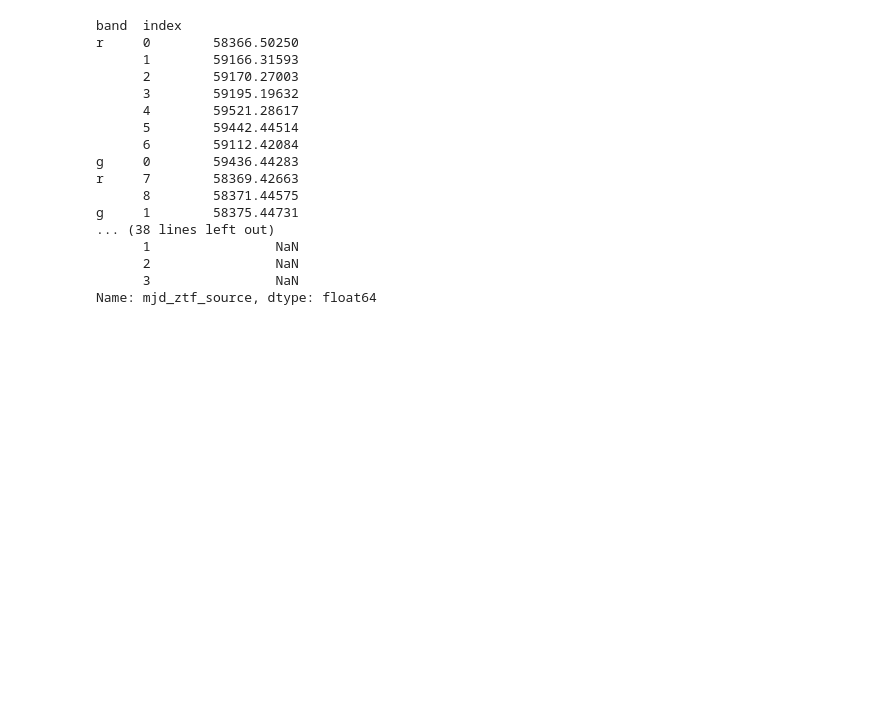
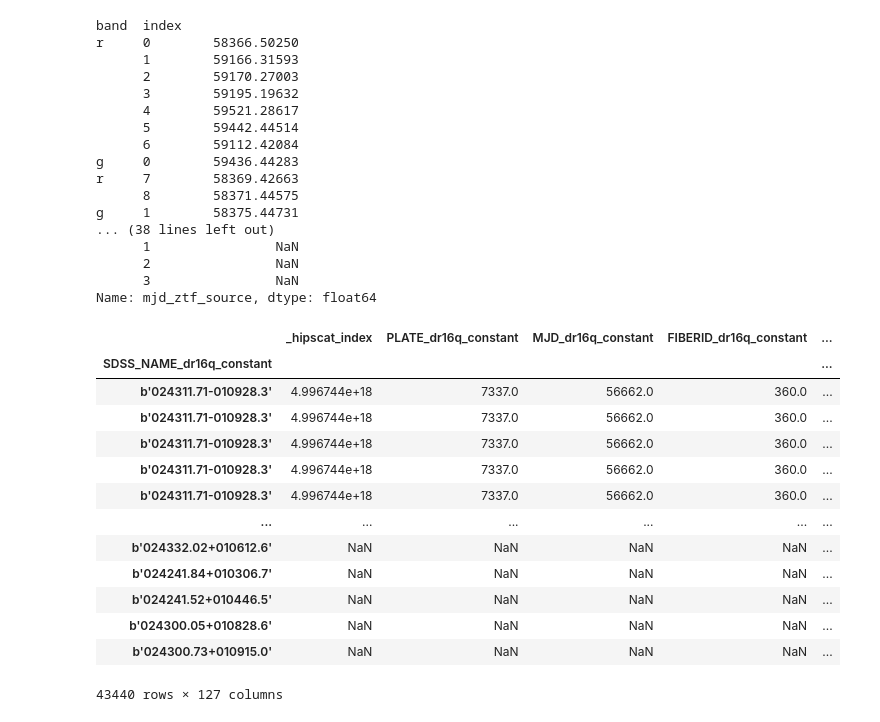
Before and after one commit to nevencaplar/JaxPeriodDrwFit, a Jupyter notebook: Drw_per_i.ipynb, the cells around one changed output. Cells and saved outputs as stored; diff of their text form; code cells hidden in the pictures; blank space fills up the shorter version.

```diff
--- a/Drw_per_i.ipynb
+++ b/Drw_per_i.ipynb
@@ -622,3 +654,20 @@ g     1        58375.44731
       2                NaN
       3                NaN
 Name: mjd_ztf_source, dtype: float64
+# %%
+ens._source.compute()
+# %% [output]
+|  | _hipscat_index | PLATE_dr16q_constant | MJD_dr16q_constant | FIBERID_dr16q_constant | ... |
+| SDSS_NAME_dr16q_constant |  |  |  |  | ... |
+| b'024311.71-010928.3' | 4.996744e+18 | 7337.0 | 56662.0 | 360.0 | ... |
+| b'024311.71-010928.3' | 4.996744e+18 | 7337.0 | 56662.0 | 360.0 | ... |
+| b'024311.71-010928.3' | 4.996744e+18 | 7337.0 | 56662.0 | 360.0 | ... |
+| b'024311.71-010928.3' | 4.996744e+18 | 7337.0 | 56662.0 | 360.0 | ... |
+| b'024311.71-010928.3' | 4.996744e+18 | 7337.0 | 56662.0 | 360.0 | ... |
+| ... | ... | ... | ... | ... | ... |
+| b'024332.02+010612.6' | NaN | NaN | NaN | NaN | ... |
+| b'024241.84+010306.7' | NaN | NaN | NaN | NaN | ... |
+| b'024241.52+010446.5' | NaN | NaN | NaN | NaN | ... |
+| b'024300.05+010828.6' | NaN | NaN | NaN | NaN | ... |
+| b'024300.73+010915.0' | NaN | NaN | NaN | NaN | ... |
+43440 rows × 127 columns
```
Also changed, not shown: parts of 22 cells of this notebook.
